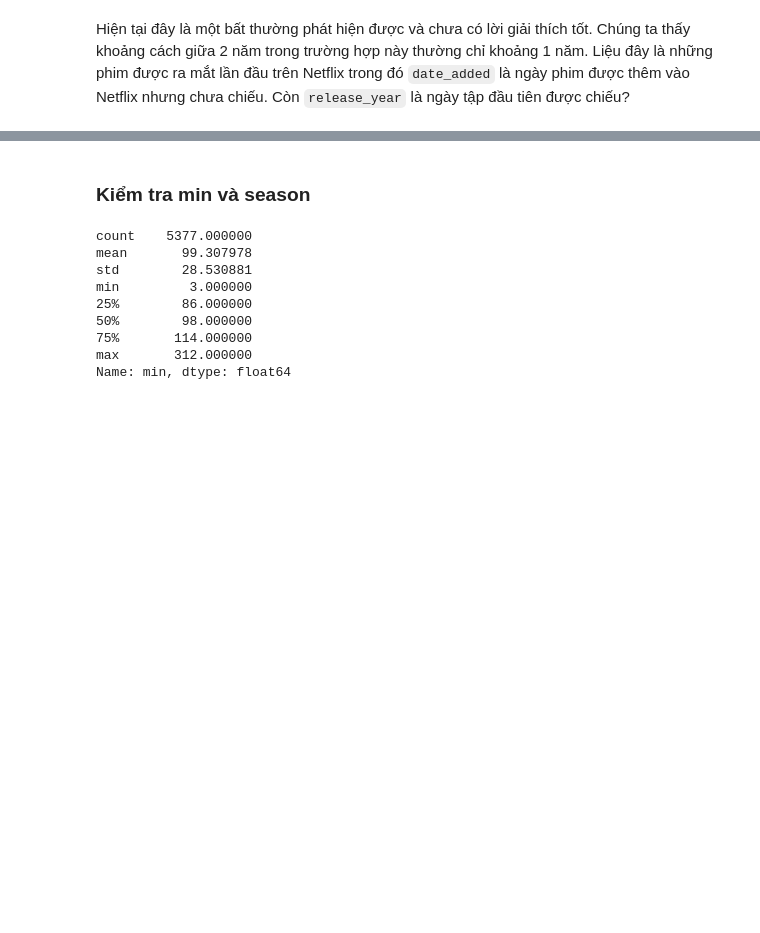
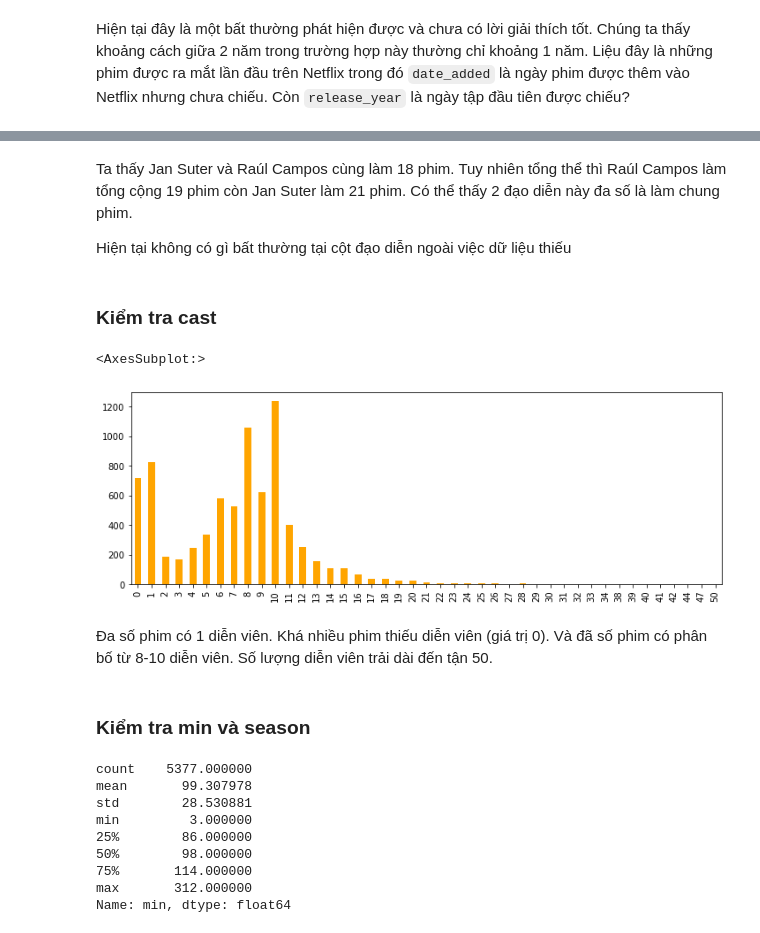
Before and after one commit to sgrayk/P4DS, a Jupyter notebook: Phuc.ipynb, the cells around one changed output, grey strips where cells are left out. Saved outputs shown, nothing was run; the diff lists cells and outputs as text; code cells hidden in the pictures; blank space fills up the shorter version.

```diff
--- a/Phuc.ipynb
+++ b/Phuc.ipynb
@@ -366,3 +559,19 @@ Hiện tại đây là một bất thường phát hiện được và chưa có
+# %% [markdown]
+Ta thấy Jan Suter và Raúl Campos cùng làm 18 phim. Tuy nhiên tổng thể thì Raúl Campos làm tổng cộng 19 phim còn Jan Suter làm 21 phim. Có thể thấy 2 đạo diễn này đa số là làm chung phim.
+
+Hiện tại không có gì bất thường tại cột đạo diễn ngoài việc dữ liệu thiếu
+# %% [markdown]
+### Kiểm tra cast
+# %%
+#Đếm số lượng diễn viên
+z=df_movies['cast_array'].apply(lambda x:len(x)).value_counts()
+
+z.sort_index().plot.bar(figsize=(12,4),color='orange')
+# %% [output]
+<AxesSubplot:>
+[figure, added]
+# %% [markdown]
+Đa số phim có 1 diễn viên. Khá nhiều phim thiếu diễn viên (giá trị 0). Và đã số phim có phân bố từ 8-10 diễn viên. Số lượng diễn viên trải dài đến tận 50.
 # %% [markdown]
 ### Kiểm tra min và season
 # %%
```
Also changed, not shown: parts of 41 cells of this notebook.
